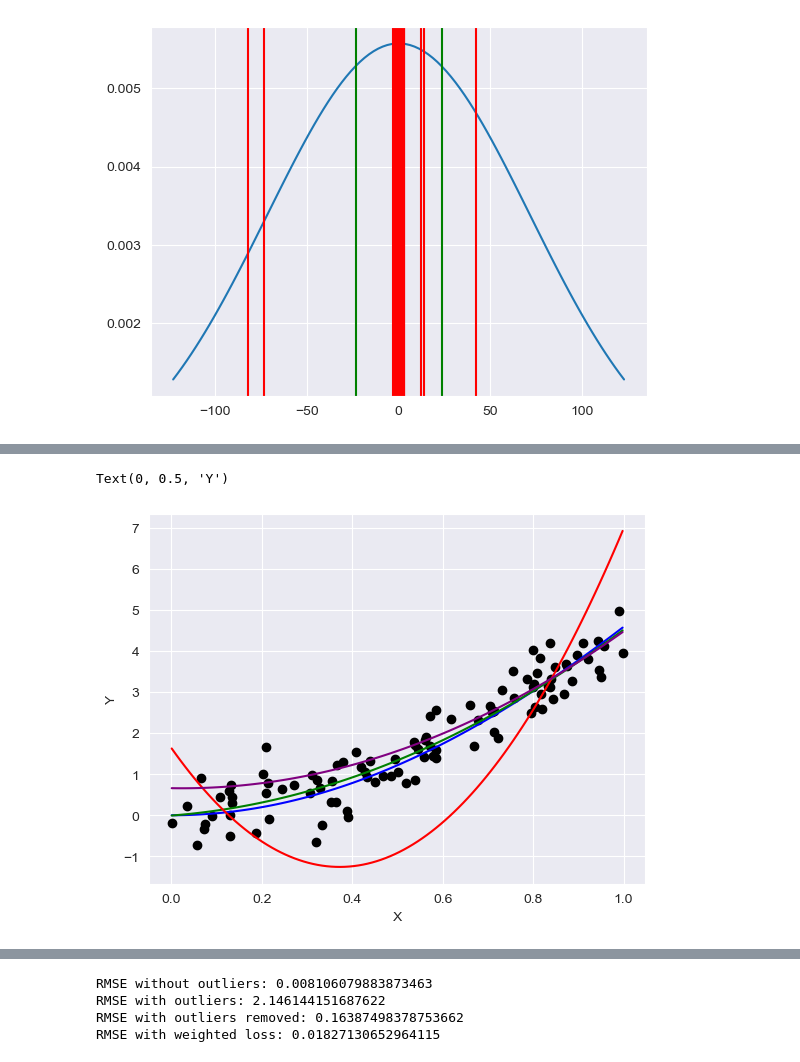
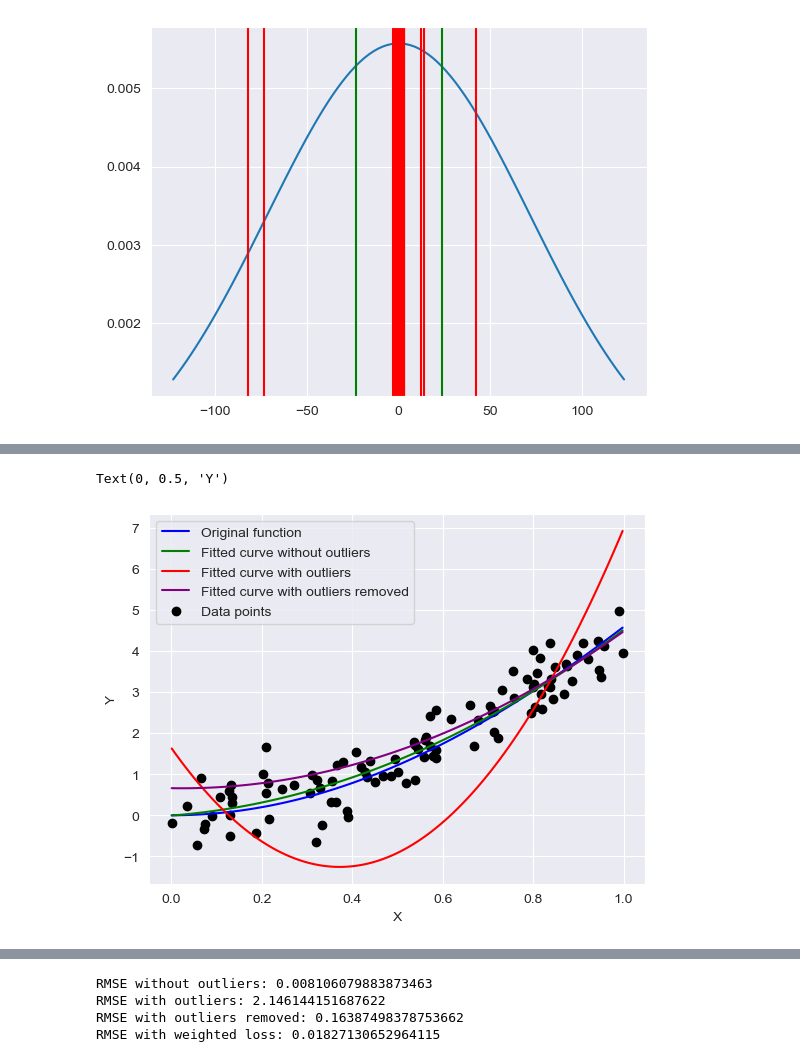
Before and after one commit to Romasa102/CurveFittingAlgorithm, a Jupyter notebook: CurveFit.ipynb, the cells around one changed output, grey strips where cells are left out. Cells and saved outputs as stored; diff of their text form; code cells hidden in the pictures.

```diff
--- a/CurveFit.ipynb
+++ b/CurveFit.ipynb
@@ -87,7 +87,7 @@ def showNewton(X, Y):
     #get the array of error for each X value
     error = Y - predict(params, X)
 
-    plt.ylim(-10, 10)
+    plt.ylim(-2, 7)
     # Plot the original data and the fitted curve
     plt.scatter(X, Y, color='red', label='Data points')
     X_fit = jnp.linspace(min(X), max(X), 100)
@@ -227,16 +228,17 @@ Final parameters: [ 0.659163   -0.19300333  4.007019  ]
 # %%
 #Cast the original graph and the generated graph
 X_comp = jnp.linspace(min(X), max(X), 100)
 plt.plot(X_comp,Y_org, color='blue', label='Original function')
 plt.plot(X_init_fit,Y_init_fit, color='green', label='Fitted curve without outliers')
 plt.plot(X_ol_fit,Y_ol_fit, color='red', label='Fitted curve with outliers')
 plt.plot(X_ol_removed_fit,Y_ol_removed_fit, color='purple', label='Fitted curve with outliers removed')
 plt.scatter(X, Y, color='black', label='Data points')
+plt.legend()
 plt.xlabel('X')
 plt.ylabel('Y')
 # %% [output]
 Text(0, 0.5, 'Y')
-[figure, old version]
+[figure, new version]
 # %%
 #Create the weighted loss function
 def weighted_loss(params, X, Y, error):
```
Also changed, not shown: parts of 8 cells of this notebook.
